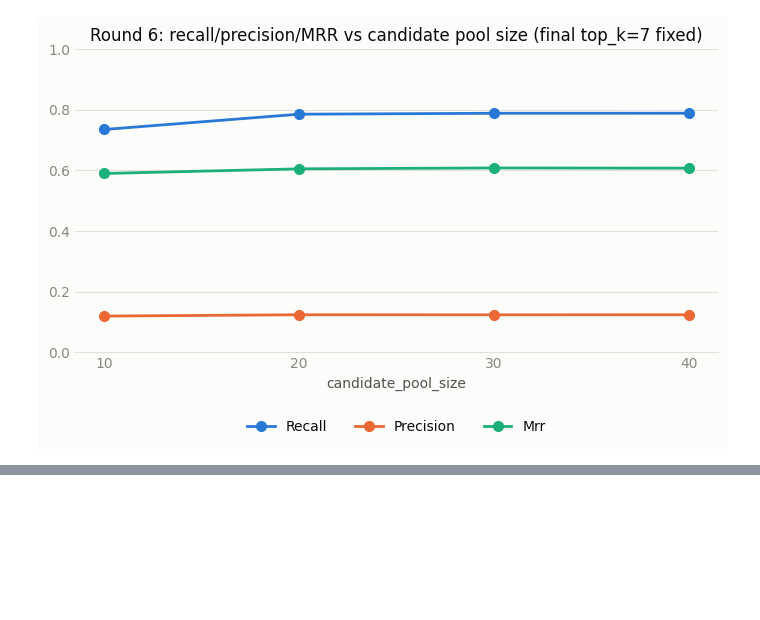
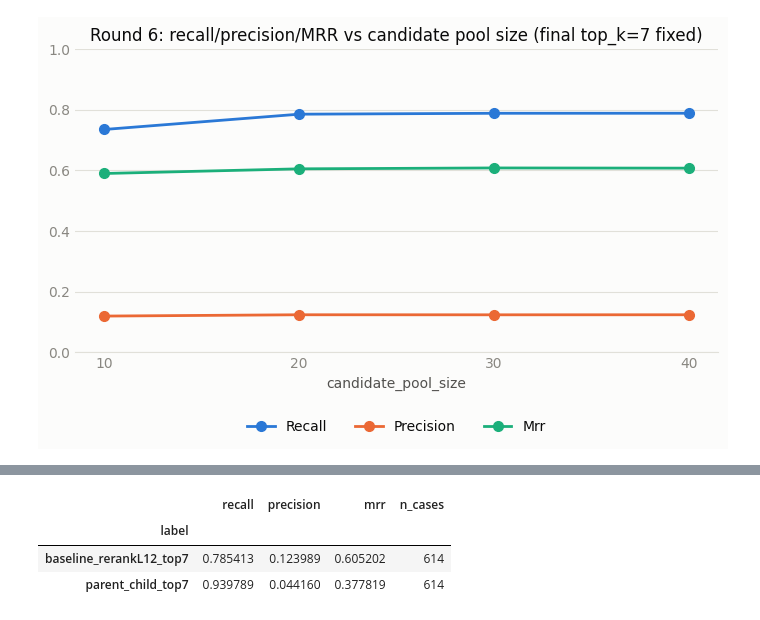
Before and after one commit to AsmithaUbaid/ndatrace, a Jupyter notebook: notebooks/04_retrieval_experiments.ipynb, the cells around one changed output, grey strips where cells are left out. Drawn from its saved outputs; the diff is of its cells as text; code cells hidden in the pictures; blank space fills up the shorter version.

```diff
--- a/notebooks/04_retrieval_experiments.ipynb
+++ b/notebooks/04_retrieval_experiments.ipynb
@@ -224,0 +240,9 @@ The remaining ~21% of cases where the true evidence isn't in the top-7 is a real
+# %%
+round8 = json.loads(Path("data/parent_child_retrieval.json").read_text())
+df8 = pd.DataFrame(round8).set_index("label")
+df8
+# %% [output]
+|  | recall | precision | mrr | n_cases |
+| label |  |  |  |  |
+| baseline_rerankL12_top7 | 0.785413 | 0.123989 | 0.605202 | 614 |
+| parent_child_top7 | 0.939789 | 0.044160 | 0.377819 | 614 |
```
Also changed, not shown: parts of 6 cells of this notebook, 10 other files.
